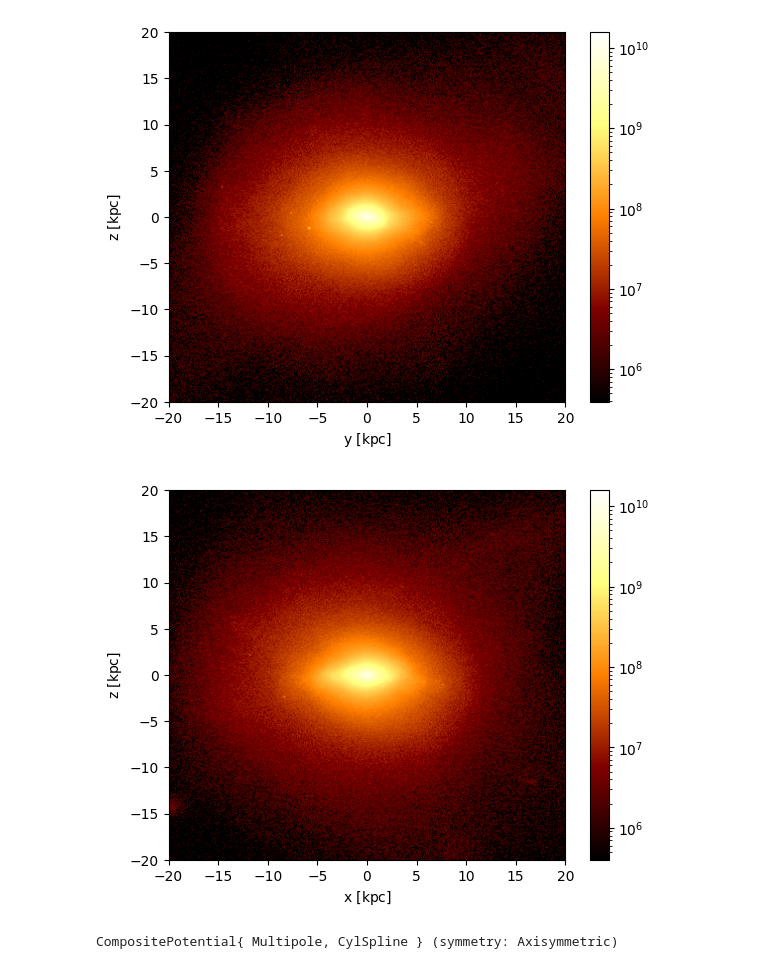
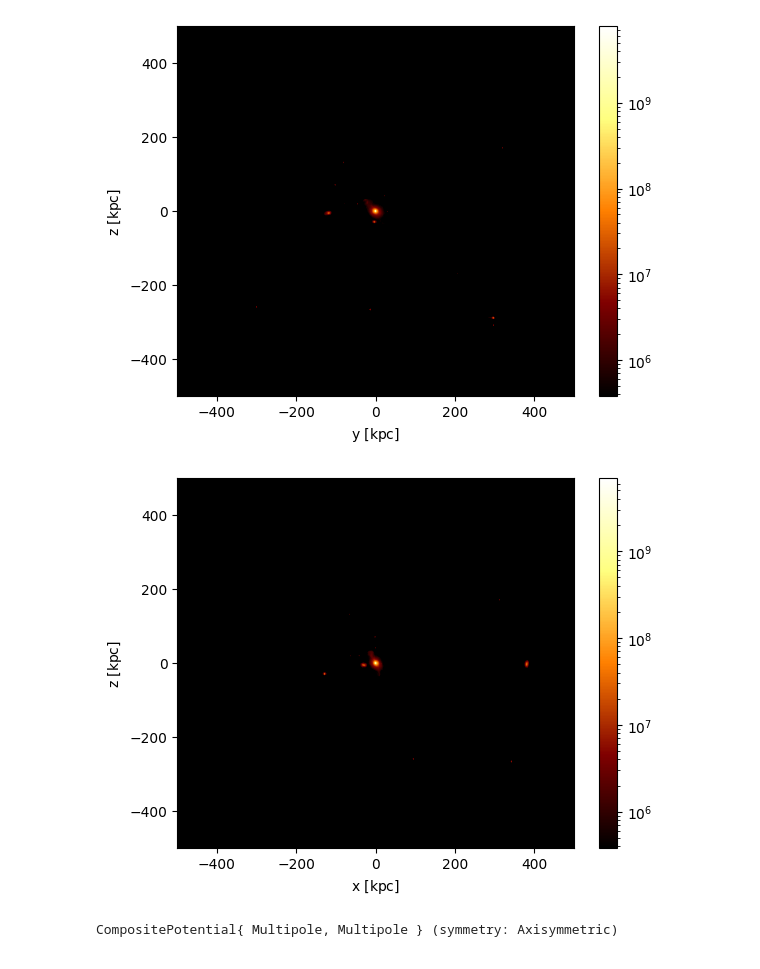
Before and after one commit to finn-pal/GC_kinematics, a Jupyter notebook: notebooks/agama_fit_test.ipynb, the cells around one changed output. Cells and saved outputs as stored; diff of their text form; code cells hidden in the pictures.

Commit message:
Continue getting potentials

```diff
--- a/notebooks/agama_fit_test.ipynb
+++ b/notebooks/agama_fit_test.ipynb
@@ -60,7 +60,8 @@ simulation_directory = "/Volumes/My Passport for Mac/m12i_res7100"
 # idx = full_snap[-11] # recheck
 # idx = full_snap[-12] # recheck
 # idx = full_snap[-13] # recheck
-idx = full_snap[-16]
+# idx = full_snap[-16] # recheck
+idx = full_snap[-19]
 
 part = gizmo.io.Read.read_snapshots("all", "index", idx, simulation_directory, assign_hosts_rotation=True)
 # %% [output]
@@ -204,7 +205,8 @@ def plot_image(
 
     plt.show(block=False)
 # %%
-plot_image(part, "star", dimensions_plot=[0, 1])
-plot_image(part, "star", dimensions_plot=[1, 2])
-plot_image(part, "star", dimensions_plot=[0, 2])
+distance = 500
+plot_image(part, "star", dimensions_plot=[0, 1], distance_max=distance)
+plot_image(part, "star", dimensions_plot=[1, 2], distance_max=distance)
+plot_image(part, "star", dimensions_plot=[0, 2], distance_max=distance)
 # %% [output]
@@ -212,3 +214,3 @@ plot_image(part, "star", dimensions_plot=[0, 2])
-[figure, old version]
+[figure, new version]
-[figure, old version]
+[figure, new version]
 # %%
@@ -253,31 +253,55 @@ dark_pos = np.concatenate(dark_pos_args)
 dark_mass_args = (dark_mass_hold[0], dark_mass_hold[1])
 dark_mass = np.concatenate(dark_mass_args)
 # %%
-agama.setUnits(length=1, velocity=1, mass=1)
+units = {"length": 1, "velocity": 1, "mass": 1}
 
-pot_nbody_dark = agama.Potential(
-    type="Multipole",
-    particles=(dark_pos, dark_mass),  # dark matter particles from snapshot
-    symmetry="axisymmetric",
-    lmax=2,
-    mmax=0,
-    gridSizeR=20,
-)
+component_1 = {
+    # "pos_limit": pos_limit_dark,
+    # "ptypes": ["dark", "dark2"],
+    "type": "Multipole",
+    "symmetry": "axisymmetric",
+    "lmax": 2,
+    "mmax": 0,
+    "gridSizeR": 20,
+}
 
-pot_nbody_bary = agama.Potential(
-    type="CylSpline",
-    particles=(bary_pos, bary_mass),  # gas and star (baryonic) particles from snapshot
-    symmetry="axisymmetric",
-    mmax=0,
-    gridSizeR=20,
-    gridSizeZ=20,
-)
+component_2 = {
+    # "pos_limit": pos_limit_bary,
+    # "ptypes": ["star", "gas"],
+    "type": "CylSpline",
+    "symmetry": "axisymmetric",
+    "mmax": 0,
+    "gridSizeR": 20,
+    "gridSizeZ": 20,
+}
+
+component_2 = {
+    # "pos_limit": pos_limit_bary,
+    # "ptypes": ["star", "gas"],
+    "type": "Multipole",
+    "symmetry": "axisymmetric",
+    "lmax": 2,
+    "mmax": 0,
+    "gridSizeR": 20,
+}
+
+
+agama.setUnits(**units)
+
+pot_nbody_dark = agama.Potential(**component_1, particles=(dark_pos, dark_mass))
+pot_nbody_bary = agama.Potential(**component_2, particles=(bary_pos, bary_mass))
+
+component_1["pos_limit"] = pos_limit_dark
+component_1["ptypes"] = ["dark", "dark2"]
+
+component_2["pos_limit"] = pos_limit_bary
+component_2["ptypes"] = ["star", "gas"]
 
 pot_nbody = agama.Potential(pot_nbody_dark, pot_nbody_bary)  # combine components into single potential
 
 print(pot_nbody)
 # %% [output]
-CompositePotential{ Multipole, CylSpline } (symmetry: Axisymmetric)
+CompositePotential{ Multipole, Multipole } (symmetry: Axisymmetric)
 # %%
 gridR = agama.nonuniformGrid(500, 0.01, 1000)
 gridz = agama.symmetricGrid(500, 0.01, 1000)
```
Also changed, not shown: parts of 7 cells of this notebook.
